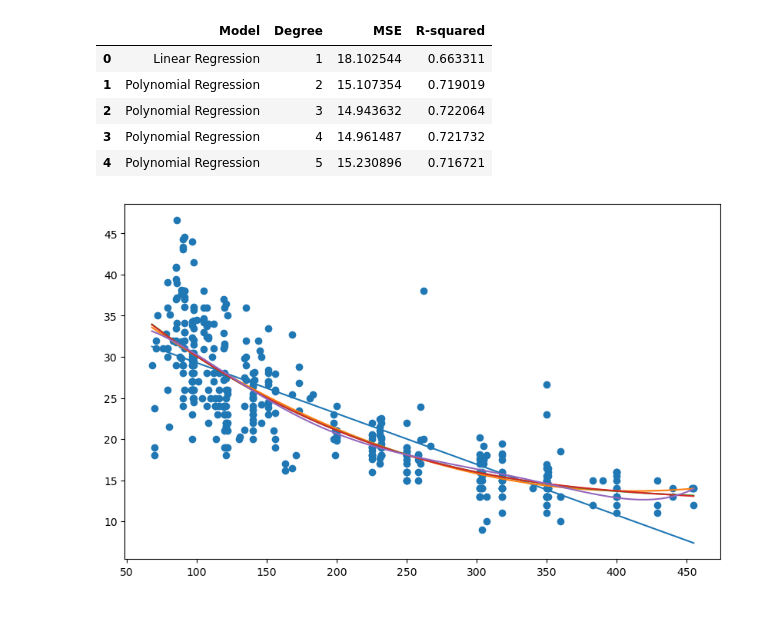
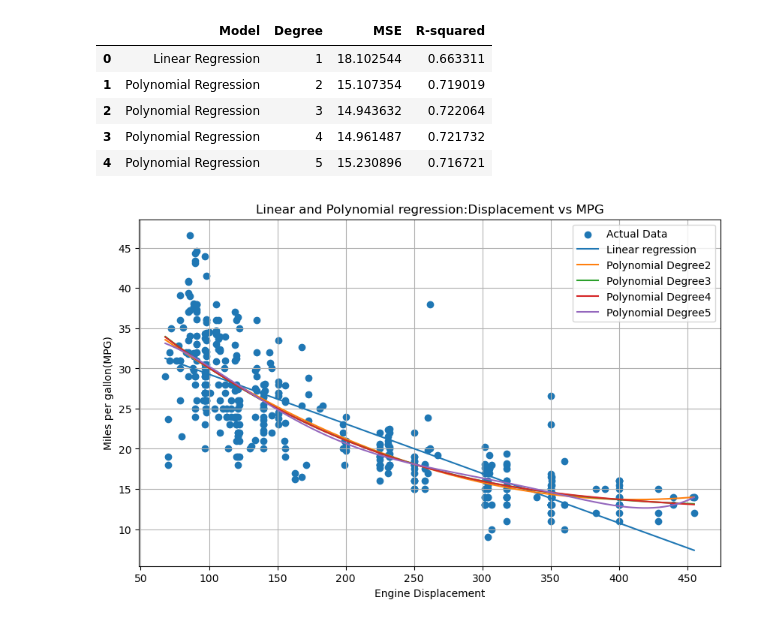
Before and after one commit to anandkrishna11/machine-learning, a Jupyter notebook: exp2-checkpoint.ipynb, the cells around one changed output. Saved outputs shown, nothing was run; the diff lists cells and outputs as text; code cells hidden in the pictures.

```diff
--- a/exp2-checkpoint.ipynb
+++ b/exp2-checkpoint.ipynb
@@ -125,31 +125,39 @@ results_df
 x_plot=pd.DataFrame({
     'displacement':np.linspace(
         x['displacement'].min(),
         x['displacement'].max(),
         300)
 })
 plt.figure(figsize=(10,6))
 plt.scatter(
     x['displacement'],
     y,
     label='Actual Data'
 )
 y_plot_linear=linear_model.predict(x_plot)
 plt.plot(
     x_plot['displacement'],
     y_plot_linear,
     label='Linear regression'
 )
 
 for degree in range(2,6):
     poly=polynomial_models[degree]['poly']
     poly_model=polynomial_models[degree]['model']
     x_plot_poly=poly.transform(x_plot)
     y_plot_poly=poly_model.predict(x_plot_poly)
     plt.plot(
         x_plot['displacement'],
         y_plot_poly,
         label=f'Polynomial Degree{degree}'
     )
+plt.xlabel('Engine Displacement')
+plt.ylabel('Miles per gallon(MPG)')
+plt.title(
+    'Linear and Polynomial regression:Displacement vs MPG'
+)
+plt.legend()
+plt.grid(True)
+plt.show()
 # %% [output]
-[figure, old version]
+[figure, new version]
```
Also changed, not shown: parts of 1 cell of this notebook.
